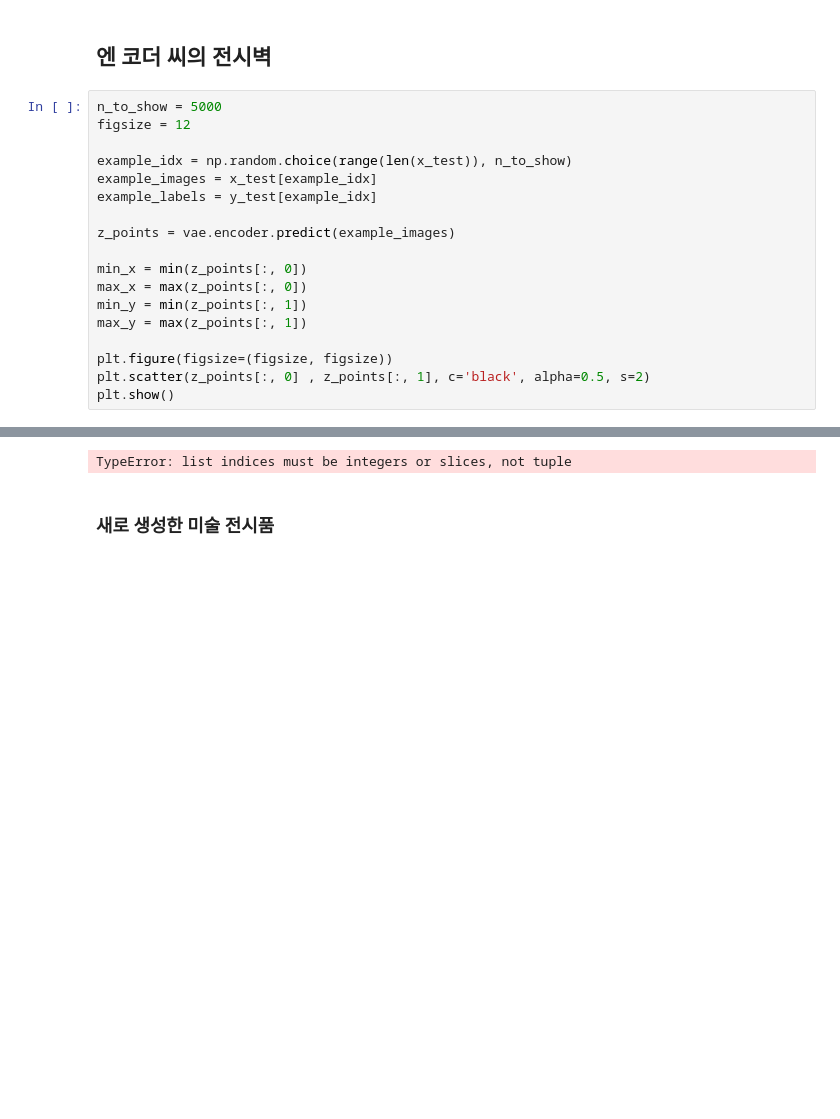
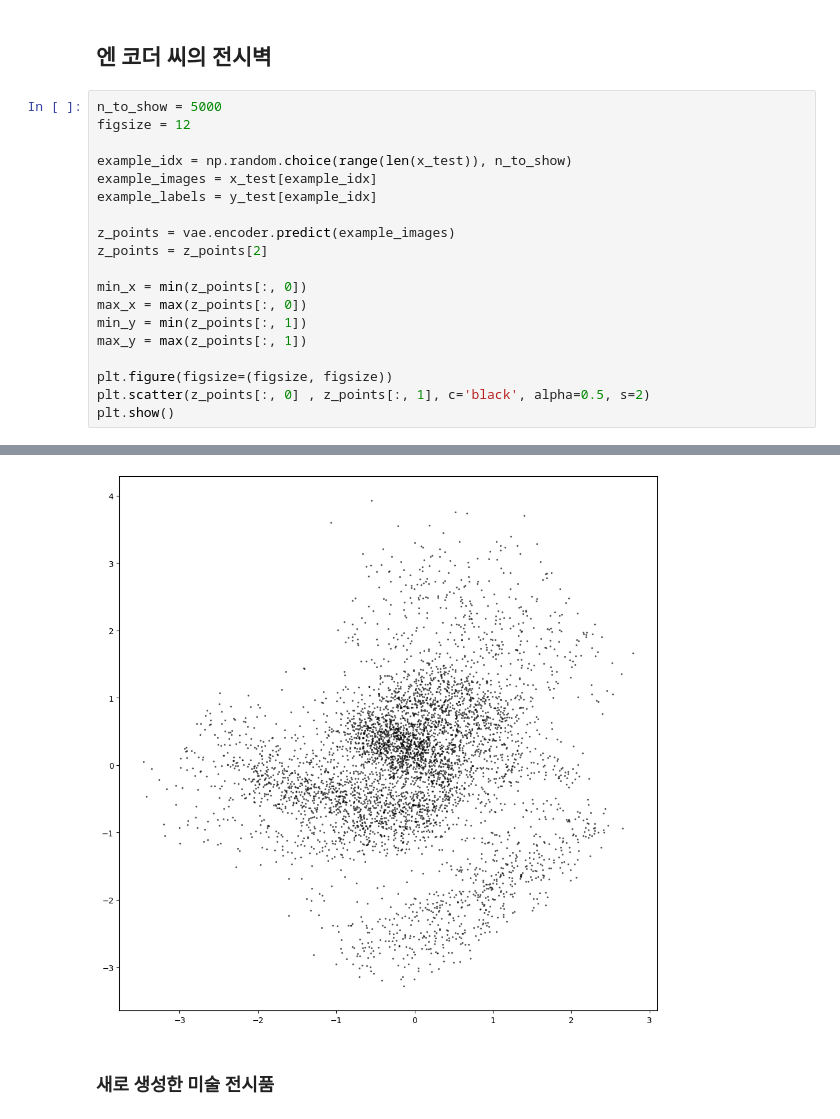
Before and after one commit to jhbell2015/GDL_code, a Jupyter notebook: 03_04_vae_digits_analysis.ipynb, the cells around one changed output, grey strips where cells are left out. Drawn from its saved outputs; the diff is of its cells as text; blank space fills up the shorter version.

```diff
--- a/03_04_vae_digits_analysis.ipynb
+++ b/03_04_vae_digits_analysis.ipynb
@@ -136,6 +107,7 @@ example_images = x_test[example_idx]
 example_labels = y_test[example_idx]
 
 z_points = vae.encoder.predict(example_images)
+z_points = z_points[2]
 
 min_x = min(z_points[:, 0])
 max_x = max(z_points[:, 0])
@@ -150,4 +122,4 @@ plt.show()
-TypeError: list indices must be integers or slices, not tuple
+[figure, added]
 # %% [markdown]
 ### 새로 생성한 미술 전시품
 # %%
```
Also changed, not shown: parts of 8 cells of this notebook, 3 other files.
